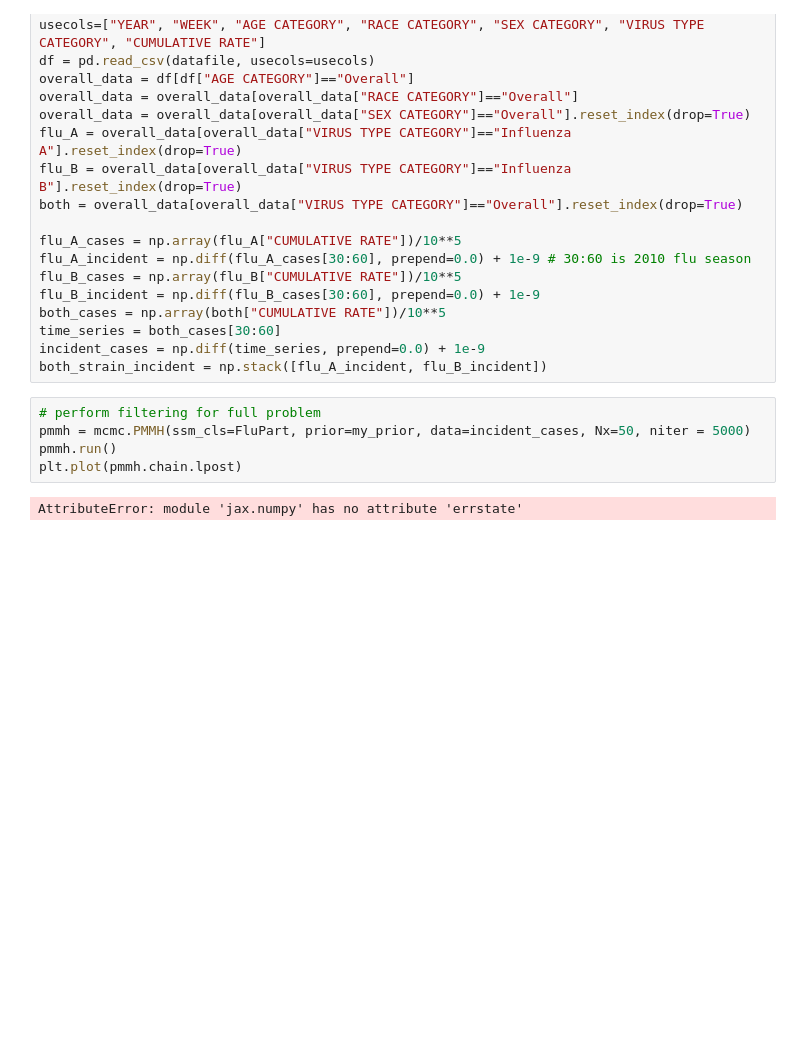
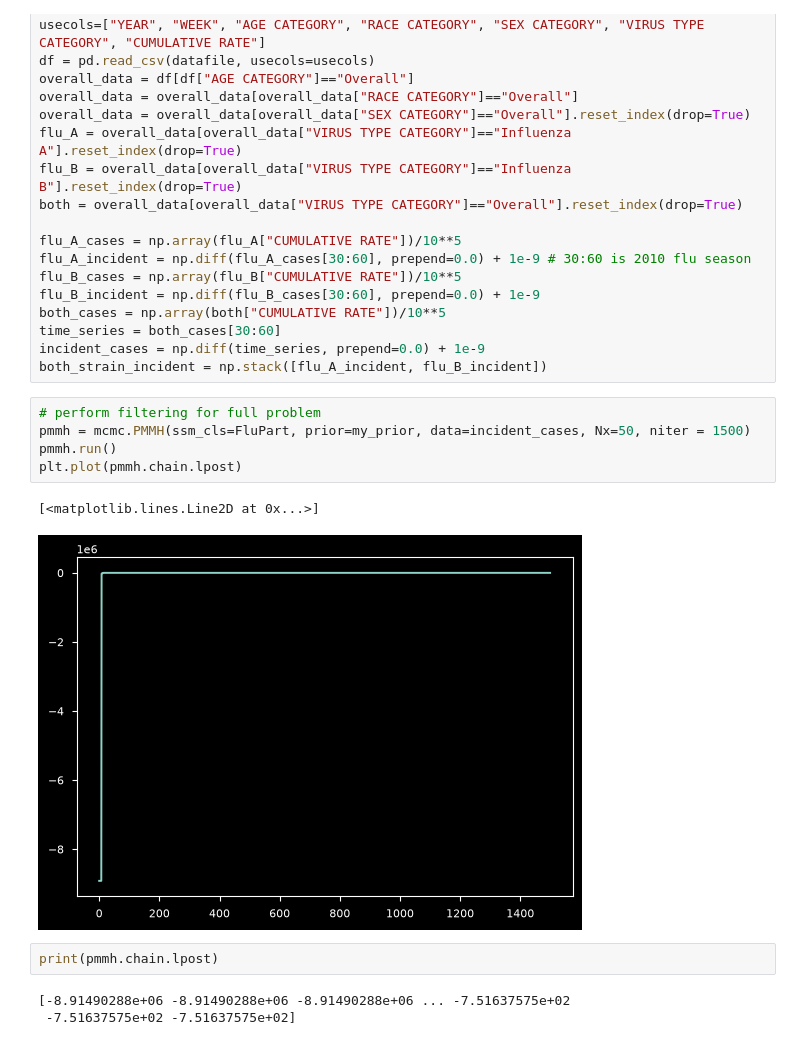
Before and after one commit to bergie75/nbeats_flu, a Jupyter notebook: python/simplify_ODE.ipynb, the cells around one changed output. Cells and saved outputs as stored; diff of their text form; blank space fills up the shorter version.

```diff
--- a/python/simplify_ODE.ipynb
+++ b/python/simplify_ODE.ipynb
@@ -242,11 +309,17 @@ incident_cases = np.diff(time_series, prepend=0.0) + 1e-9
 both_strain_incident = np.stack([flu_A_incident, flu_B_incident])
 # %%
 # perform filtering for full problem
-pmmh = mcmc.PMMH(ssm_cls=FluPart, prior=my_prior, data=incident_cases, Nx=50, niter = 5000)
+pmmh = mcmc.PMMH(ssm_cls=FluPart, prior=my_prior, data=incident_cases, Nx=50, niter = 1500)
 pmmh.run()
 plt.plot(pmmh.chain.lpost)
 # %% [output]
-AttributeError: module 'jax.numpy' has no attribute 'errstate'
+[<matplotlib.lines.Line2D at 0x...>]
+[figure, added]
+# %%
+print(pmmh.chain.lpost)
+# %% [output]
+[-8.91490288e+06 -8.91490288e+06 -8.91490288e+06 ... -7.51637575e+02
+ -7.51637575e+02 -7.51637575e+02]
 # %%
 for p in prior_dict.keys():  # loop over mu, theta, rho
      plt.figure()
```
Also changed, not shown: parts of 9 cells of this notebook, 1 other file.
